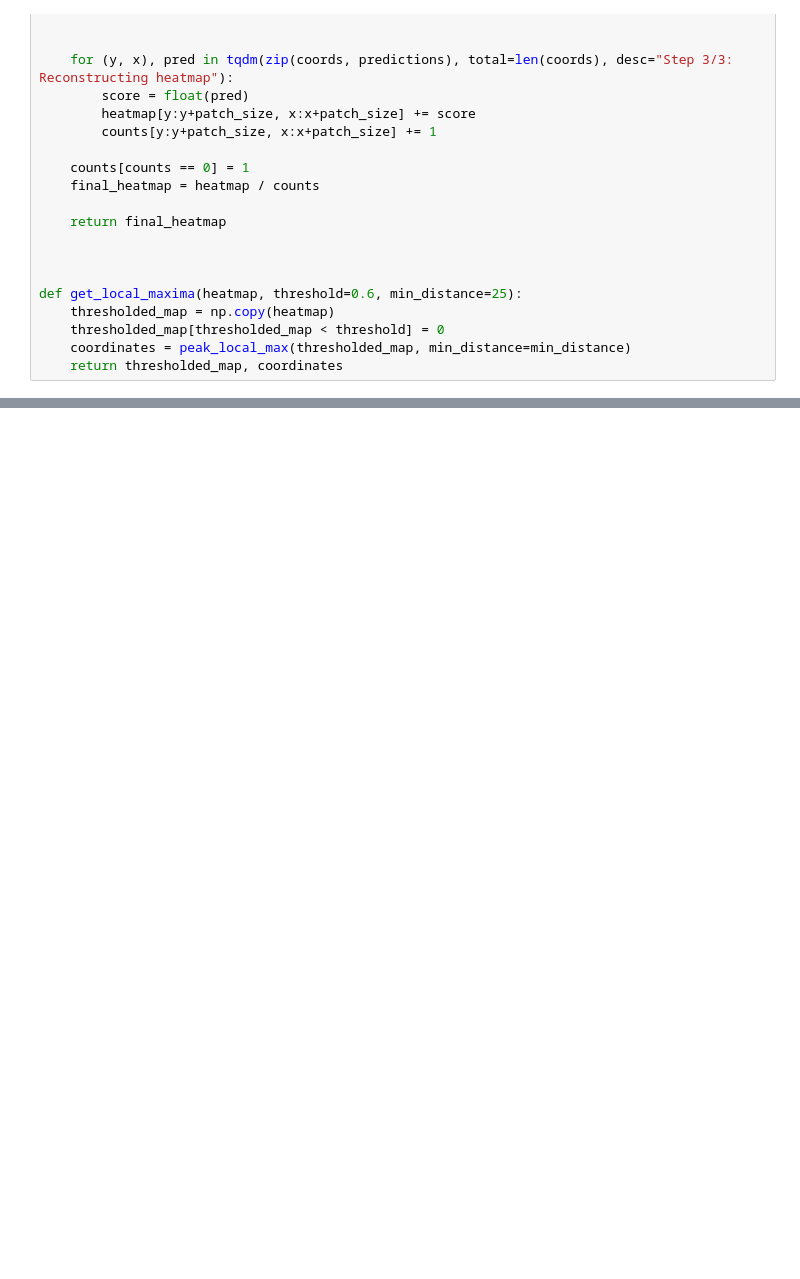
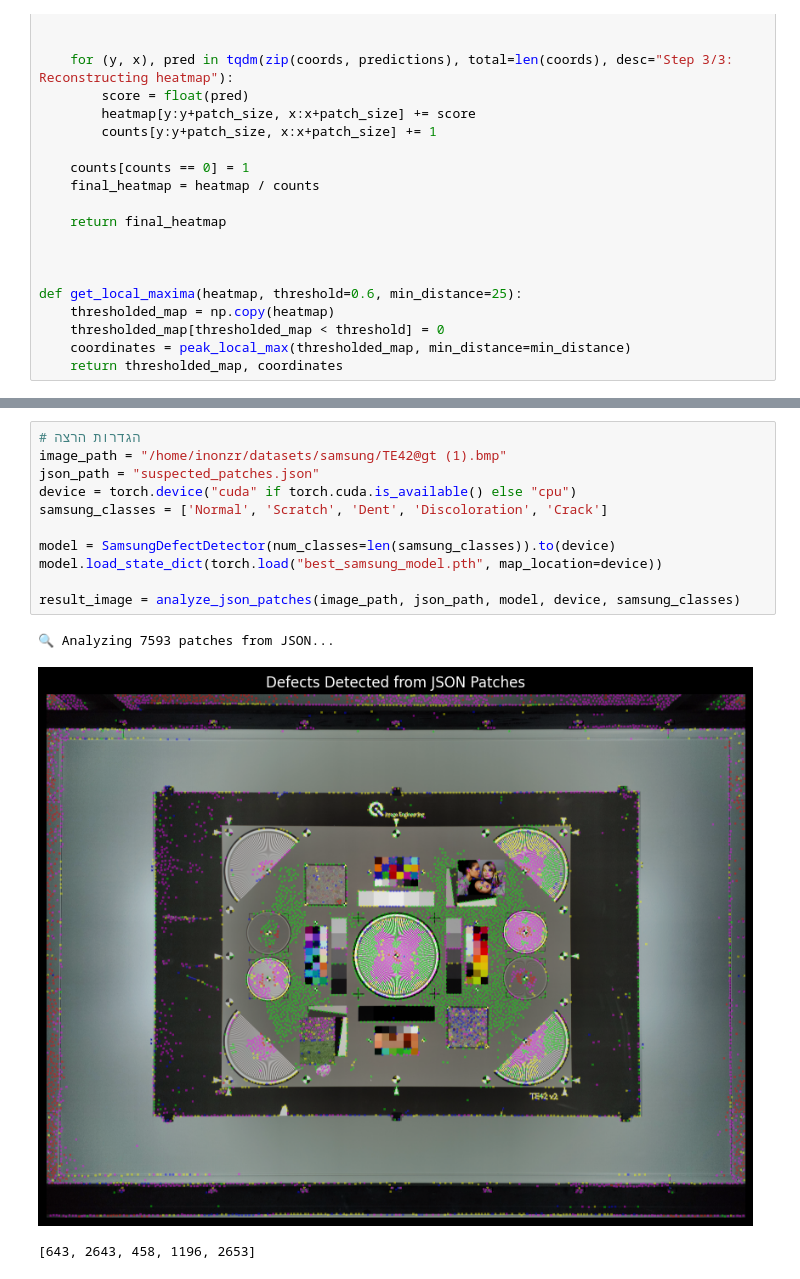
Before and after one commit to Snafuzila/Samsung-Artifact-Detection, a Jupyter notebook: inon/sliding_binary_INON.ipynb, the cells around one changed output, grey strips where cells are left out. Drawn from its saved outputs; the diff is of its cells as text; blank space fills up the shorter version.

```diff
--- a/inon/sliding_binary_INON.ipynb
+++ b/inon/sliding_binary_INON.ipynb
@@ -221,0 +301,15 @@ if __name__ == "__main__":
+# %%
+# הגדרות הרצה
+image_path = "/home/inonzr/datasets/samsung/TE42@gt (1).bmp"
+json_path = "suspected_patches.json"
+device = torch.device("cuda" if torch.cuda.is_available() else "cpu")
+samsung_classes = ['Normal', 'Scratch', 'Dent', 'Discoloration', 'Crack']
+
+model = SamsungDefectDetector(num_classes=len(samsung_classes)).to(device)
+model.load_state_dict(torch.load("best_samsung_model.pth", map_location=device))
+
+result_image = analyze_json_patches(image_path, json_path, model, device, samsung_classes)
+# %% [output]
+🔍 Analyzing 7593 patches from JSON...
+[figure, added]
+[643, 2643, 458, 1196, 2653]
```
Also changed, not shown: parts of 4 cells of this notebook, 1 other file.
